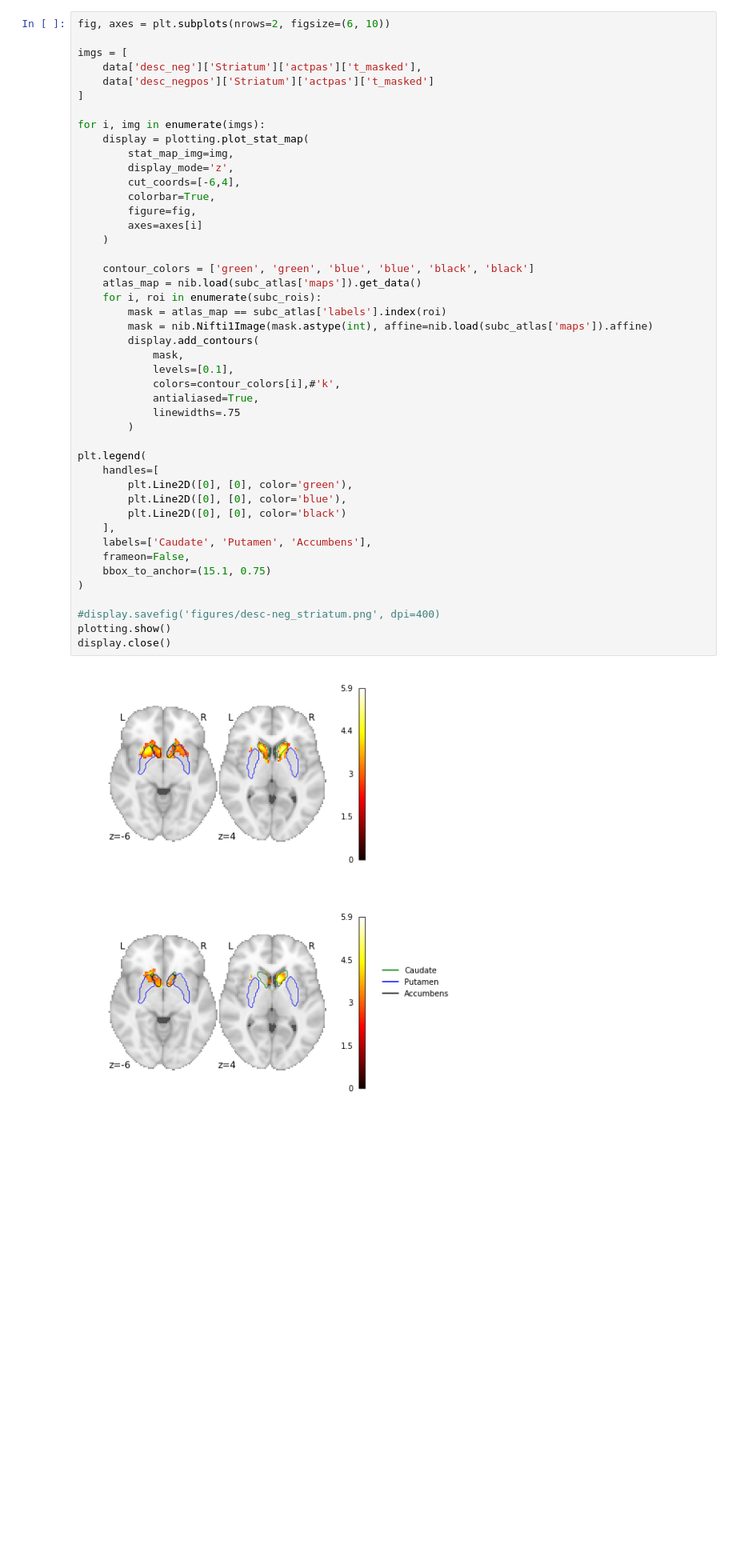
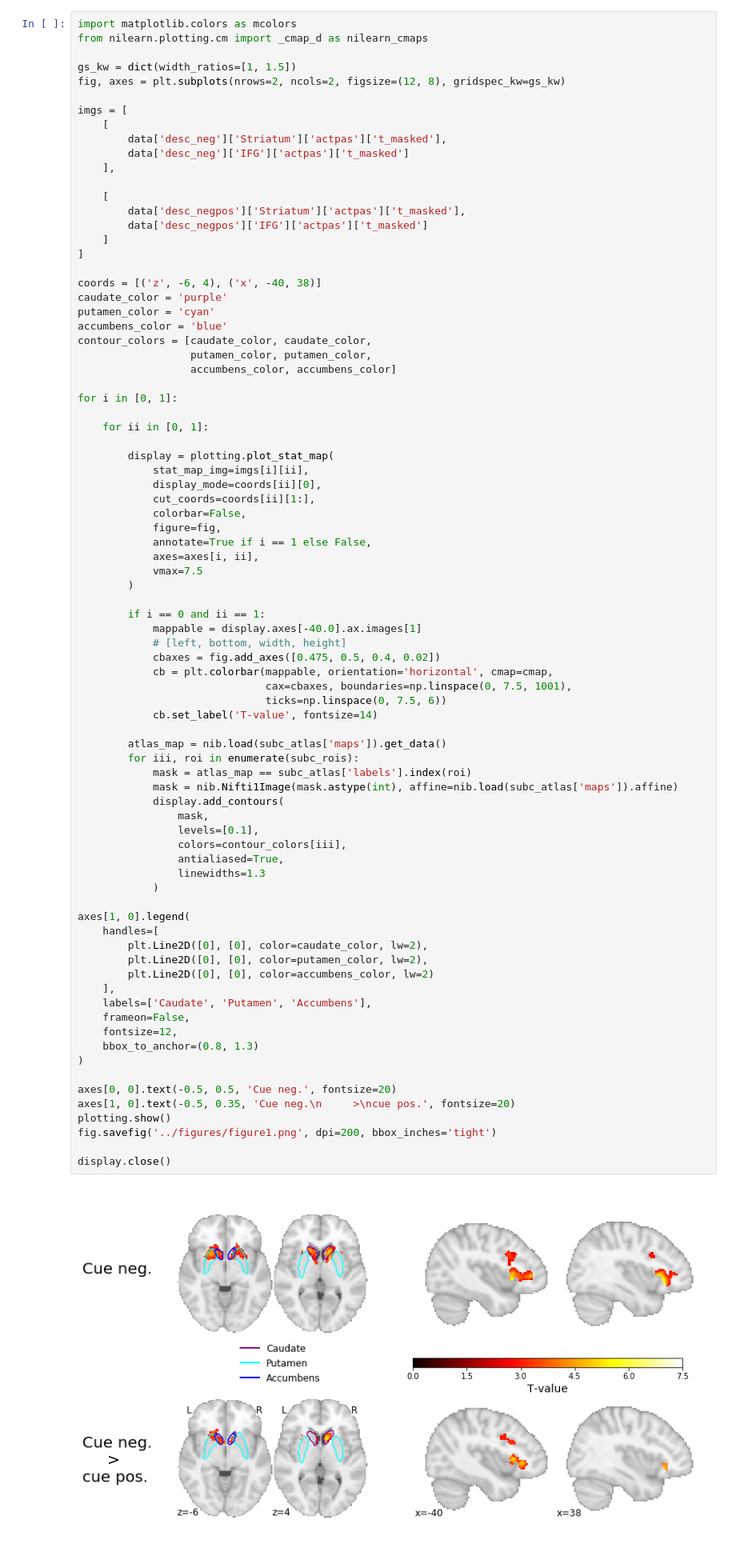
Before and after one commit to lukassnoek/MorbidCuriosityFMRI, a Jupyter notebook: code/plotting/plot_notebook.ipynb, the cells around one changed output. Shown at 80% size. Saved outputs shown, nothing was run; the diff lists cells and outputs as text; blank space fills up the shorter version.

Commit message:
Update figures

```diff
--- a/code/plotting/plot_notebook.ipynb
+++ b/code/plotting/plot_notebook.ipynb
@@ -72,50 +76,86 @@ cort_rois = ['Inferior Frontal Gyrus, pars triangularis',
 # %%
-fig, axes = plt.subplots(nrows=2, figsize=(6, 10))
+import matplotlib.colors as mcolors
+from nilearn.plotting.cm import _cmap_d as nilearn_cmaps
+
+gs_kw = dict(width_ratios=[1, 1.5])
+fig, axes = plt.subplots(nrows=2, ncols=2, figsize=(12, 8), gridspec_kw=gs_kw)
 
 imgs = [
-    data['desc_neg']['Striatum']['actpas']['t_masked'],
-    data['desc_negpos']['Striatum']['actpas']['t_masked']
+    [
+        data['desc_neg']['Striatum']['actpas']['t_masked'],
+        data['desc_neg']['IFG']['actpas']['t_masked']
+    ],
+
+    [
+        data['desc_negpos']['Striatum']['actpas']['t_masked'],
+        data['desc_negpos']['IFG']['actpas']['t_masked']
+    ]
 ]
 
-for i, img in enumerate(imgs):
-    display = plotting.plot_stat_map(
-        stat_map_img=img,
-        display_mode='z',
-        cut_coords=[-6,4],
-        colorbar=True,
-        figure=fig,
-        axes=axes[i]
-    )
+coords = [('z', -6, 4), ('x', -40, 38)]
+caudate_color = 'purple'
+putamen_color = 'cyan'
+accumbens_color = 'blue'
+contour_colors = [caudate_color, caudate_color,
+                  putamen_color, putamen_color,
+                  accumbens_color, accumbens_color]
 
-    contour_colors = ['green', 'green', 'blue', 'blue', 'black', 'black']
-    atlas_map = nib.load(subc_atlas['maps']).get_data()
-    for i, roi in enumerate(subc_rois):
-        mask = atlas_map == subc_atlas['labels'].index(roi)
-        mask = nib.Nifti1Image(mask.astype(int), affine=nib.load(subc_atlas['maps']).affine)
-        display.add_contours(
-            mask,
-            levels=[0.1],
-            colors=contour_colors[i],#'k',
-            antialiased=True,
-            linewidths=.75
+for i in [0, 1]:
+
+    for ii in [0, 1]:
+
+        display = plotting.plot_stat_map(
+            stat_map_img=imgs[i][ii],
+            display_mode=coords[ii][0],
+            cut_coords=coords[ii][1:],
+            colorbar=False,
+            figure=fig,
+            annotate=True if i == 1 else False,
+            axes=axes[i, ii],
+            vmax=7.5
         )
 
-plt.legend(
+        if i == 0 and ii == 1:
+            mappable = display.axes[-40.0].ax.images[1]
+            # [left, bottom, width, height]
+            cbaxes = fig.add_axes([0.475, 0.5, 0.4, 0.02])
+            cb = plt.colorbar(mappable, orientation='horizontal', cmap=cmap,
+                              cax=cbaxes, boundaries=np.linspace(0, 7.5, 1001),
+                              ticks=np.linspace(0, 7.5, 6))
+            cb.set_label('T-value', fontsize=14)
+
+        atlas_map = nib.load(subc_atlas['maps']).get_data()
+        for iii, roi in enumerate(subc_rois):
+            mask = atlas_map == subc_atlas['labels'].index(roi)
+            mask = nib.Nifti1Image(mask.astype(int), affine=nib.load(subc_atlas['maps']).affine)
+            display.add_contours(
+                mask,
+                levels=[0.1],
+                colors=contour_colors[iii],
+                antialiased=True,
+                linewidths=1.3
+            )
+
+axes[1, 0].legend(
     handles=[
-        plt.Line2D([0], [0], color='green'),
-        plt.Line2D([0], [0], color='blue'),
-        plt.Line2D([0], [0], color='black')
+        plt.Line2D([0], [0], color=caudate_color, lw=2),
+        plt.Line2D([0], [0], color=putamen_color, lw=2),
+        plt.Line2D([0], [0], color=accumbens_color, lw=2)
     ],
     labels=['Caudate', 'Putamen', 'Accumbens'],
     frameon=False,
-    bbox_to_anchor=(15.1, 0.75)
+    fontsize=12,
+    bbox_to_anchor=(0.8, 1.3)
 )
 
-#display.savefig('figures/desc-neg_striatum.png', dpi=400)
+axes[0, 0].text(-0.5, 0.5, 'Cue neg.', fontsize=20)
+axes[1, 0].text(-0.5, 0.35, 'Cue neg.\n     >\ncue pos.', fontsize=20)
 plotting.show()
+fig.savefig('../figures/figure1.png', dpi=200, bbox_inches='tight')
+
 display.close()
 # %% [output]
-[figure, old version]
+[figure, new version]
 # %% [markdown]
 ## Wholebrain: negative, positive, conjunction
 Plotting Whole brain one plot with three colours
```
Also changed, not shown: parts of 2 cells of this notebook, 2 other files.
